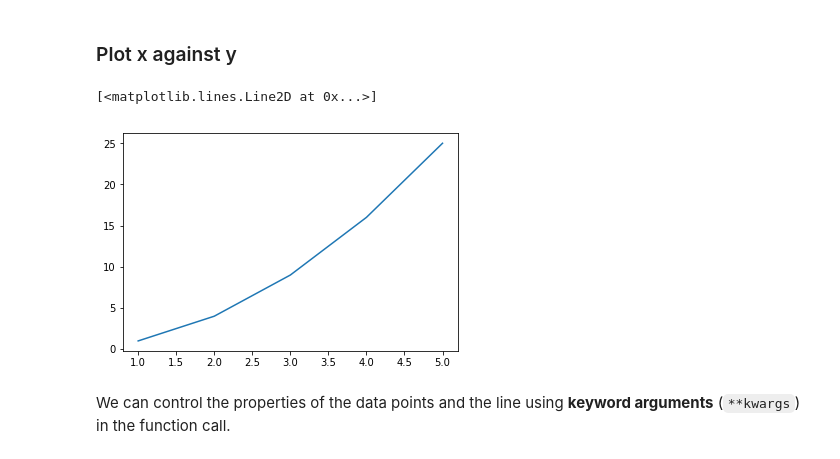
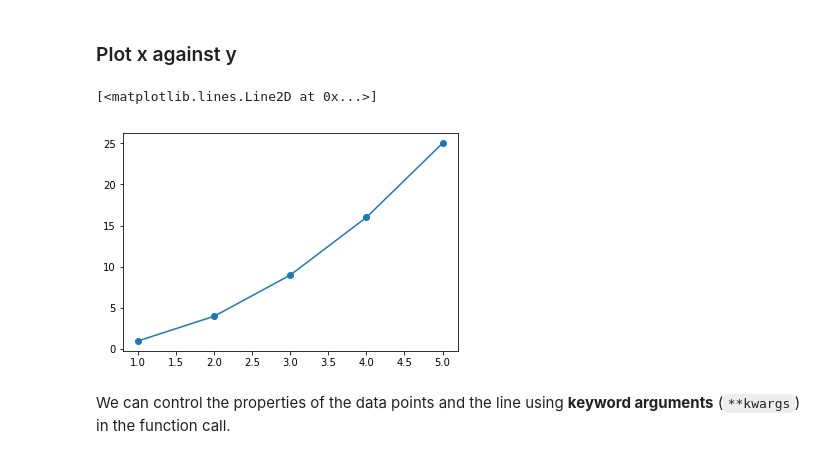
Before and after one commit to tsakim/dataviz_python, a Jupyter notebook: Introduction_to_Matplotlib.ipynb, the cells around one changed output. Drawn from its saved outputs; the diff is of its cells as text; code cells hidden in the pictures.

```diff
--- a/Introduction_to_Matplotlib.ipynb
+++ b/Introduction_to_Matplotlib.ipynb
@@ -101,15 +101,15 @@ If we provide only y-values, the x-values are set automatically starting from 0.
 # %%
 x = [1, 2, 3, 4, 5]
 y = [xx ** 2 for xx in x]
 
 # Plot values as a line
-plt.plot(x, y)
+# plt.plot(x, y)
 
 # Plot line with markers for the data points
-# plt.plot(x, y, marker='o')
+plt.plot(x, y, marker='o')
 # %% [output]
 [<matplotlib.lines.Line2D at 0x...>]
-[figure, old version]
+[figure, new version]
 # %% [markdown]
 We can control the properties of the data points and the line using **keyword arguments** (``**kwargs``) in the function call.
 # %% [markdown]
```
Also changed, not shown: parts of 5 cells of this notebook, 2 other files.
